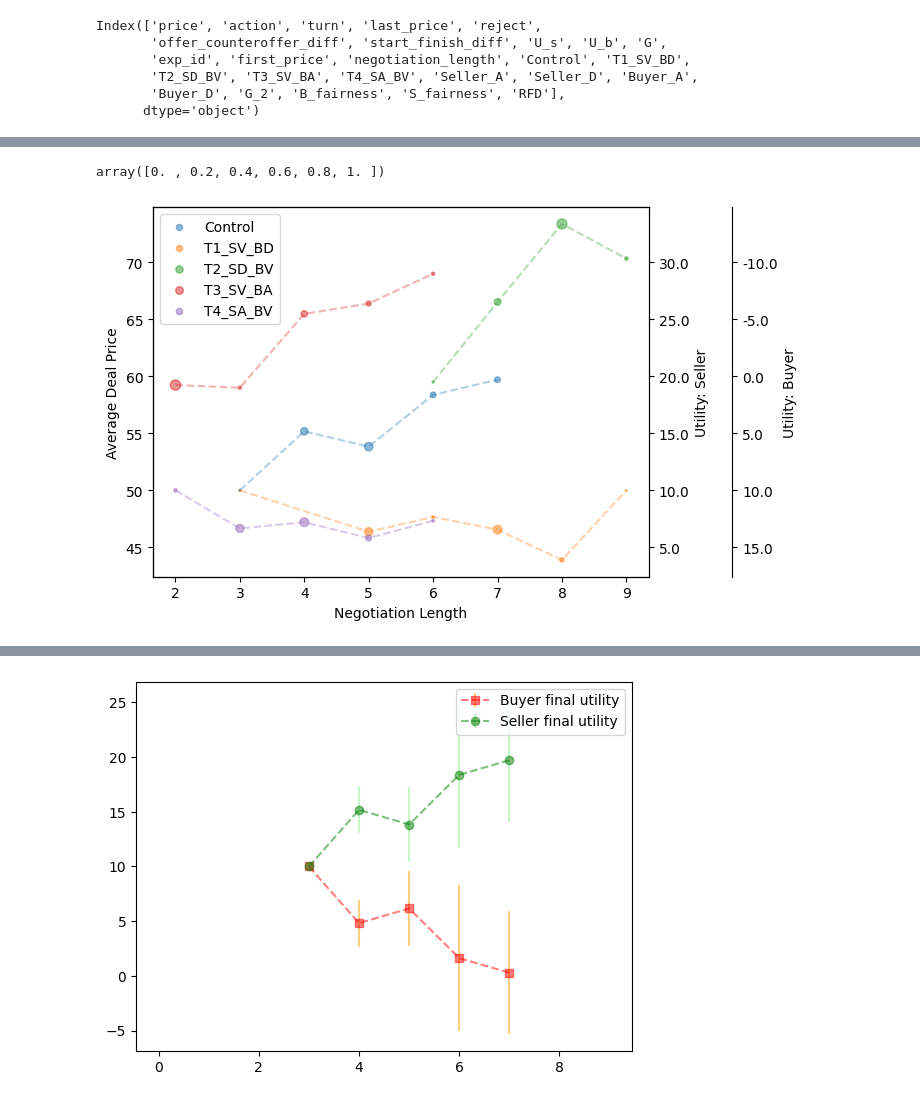
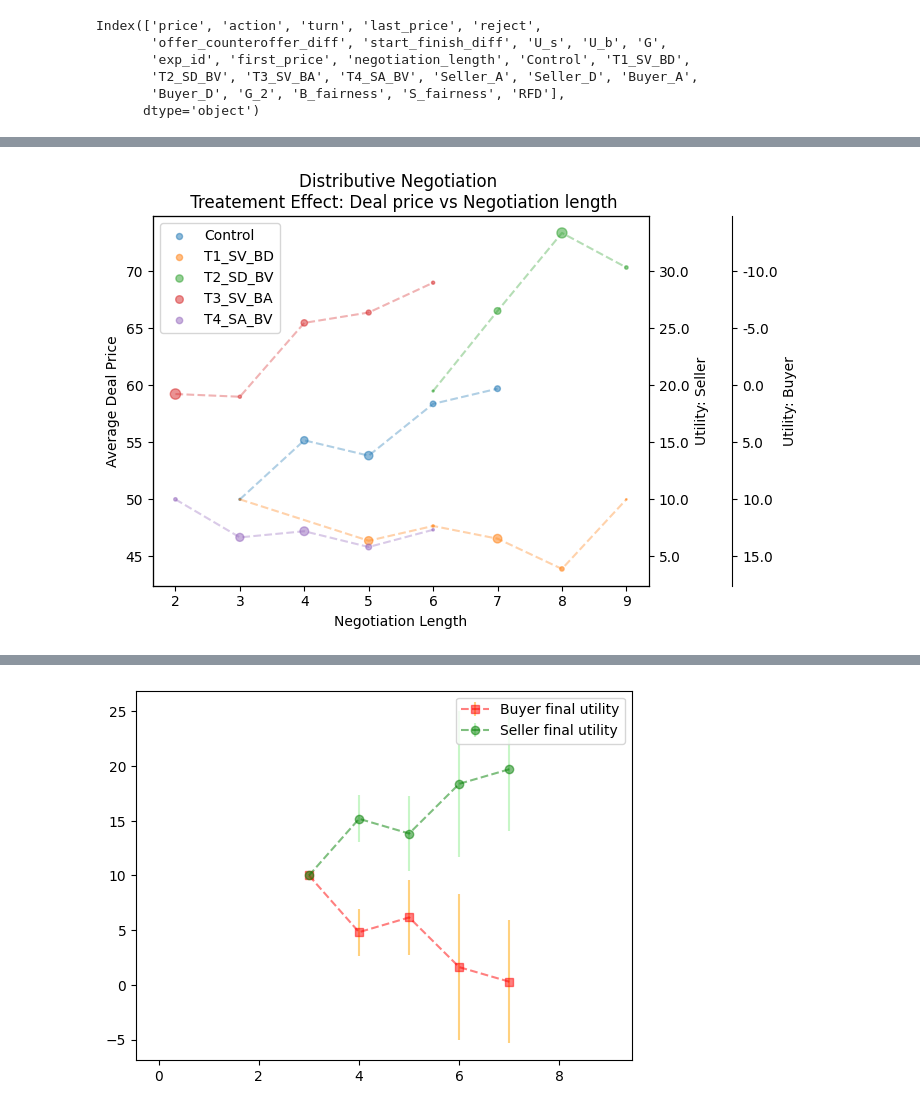
Before and after one commit to ashishpanchal33/NegotiationArena_personality_exp, a Jupyter notebook: Regression_analysis.ipynb, the cells around one changed output, grey strips where cells are left out. Saved outputs shown, nothing was run; the diff lists cells and outputs as text; code cells hidden in the pictures.

```diff
--- a/Regression_analysis.ipynb
+++ b/Regression_analysis.ipynb
@@ -446,8 +473,10 @@ ax3.get_xticks()
-# %%
-ax1.twinx().get_yticks()
-# %% [output]
-array([0. , 0.2, 0.4, 0.6, 0.8, 1. ])
 # %%
+
+import matplotlib.pyplot as plt
+import numpy as np
+import matplotlib.ticker as mticker
+
+
 fig, ax1 = plt.subplots(1,1)
 ax1.set_xlabel('Negotiation Length')
 ax1.set_ylabel('Average Deal Price')
@@ -462,7 +491,7 @@ for i,j  in Price_trajectories.items():
                                          #ecolor = "gray",#,dash_joinstyle ='miter',
     #             label=i,alpha = 0.35)
 
-plt.title('')
+plt.title('Distributive Negotiation \n Treatement Effect: Deal price vs Negotiation length')
 plt.legend()
 
 #plt.show()
@@ -478,32 +507,32 @@ ax3 = ax1.twinx()
 
 #ax3.plot(x, y3, 'r', label='y3 (100*cos(x))')
 ax3.spines['right'].set_position(('outward', 60))
 ax3.set_ylabel('Utility: Buyer')
 ax3.set_ylim(ax1.get_ylim())
 #ax3.tick_params('y', colors='r')
 
 
 def sellers_value_(x,pos,cost_of_production):
     #print(x,pos,willingness_to_pay)
     return sellers_value(x,cost_of_production)
 
 
 formatter_2 = mticker.FuncFormatter(lambda x, pos: buyers_value_(x,pos,willingness_to_pay))
 ax3.yaxis.set_major_formatter(formatter_2)
 
 formatter = mticker.FuncFormatter(lambda x, pos: sellers_value_(x,pos,cost_of_production))
 ax2.yaxis.set_major_formatter(formatter)
 
 #buyers_value(offer,willingness_to_pay)
 
 def buyers_value_(x,pos,willingness_to_pay):
     #print(x,pos,willingness_to_pay)
     return buyers_value(x,willingness_to_pay)
 
 
 
 
-
+plt.savefig('Images/Distributive/Deal_price_vs_NL.png', dpi=600, bbox_inches="tight")
 plt.show()
 # %% [output]
-[figure, old version]
+[figure, new version]
```
Also changed, not shown: parts of 7 cells of this notebook, 1 other file.
